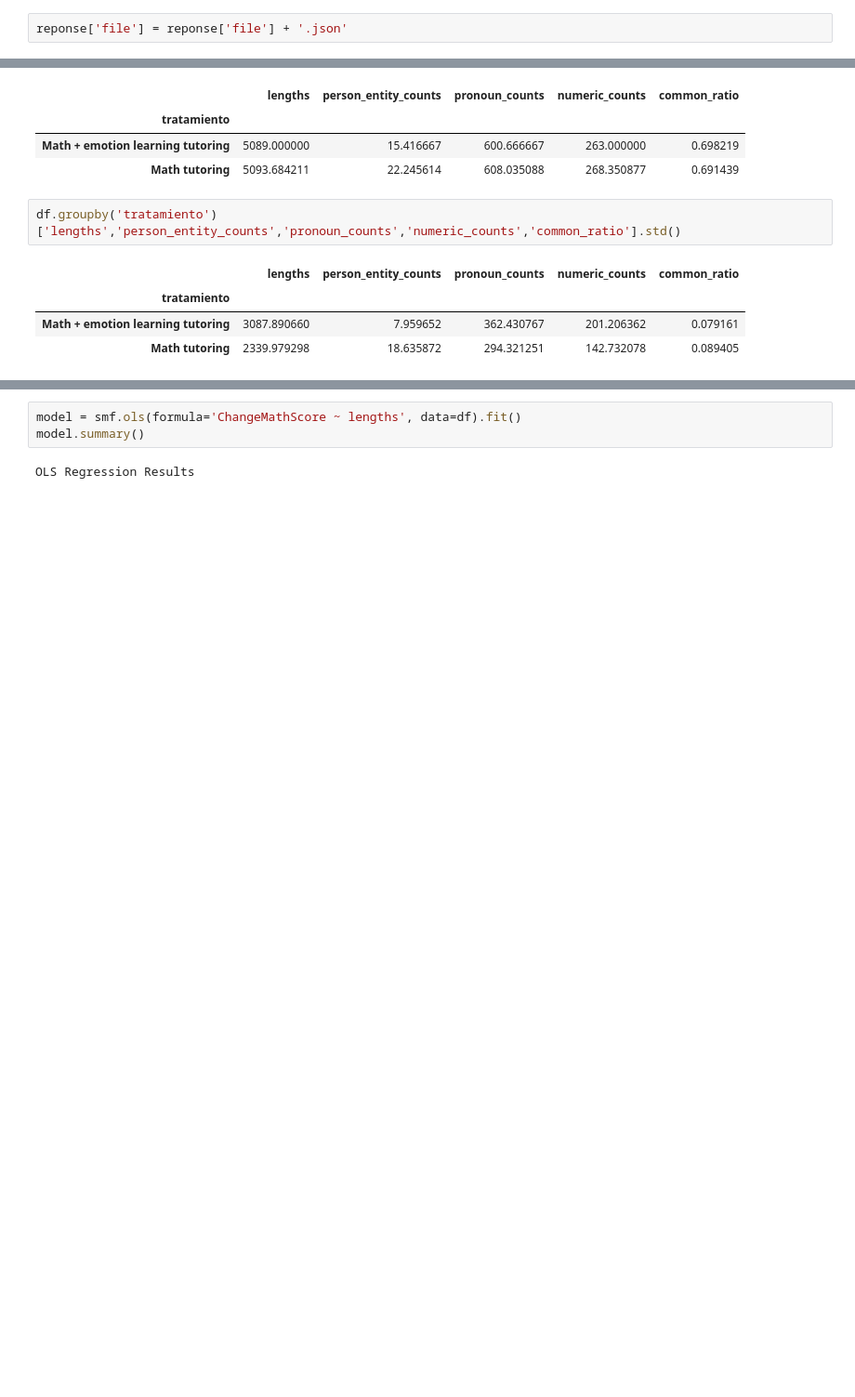
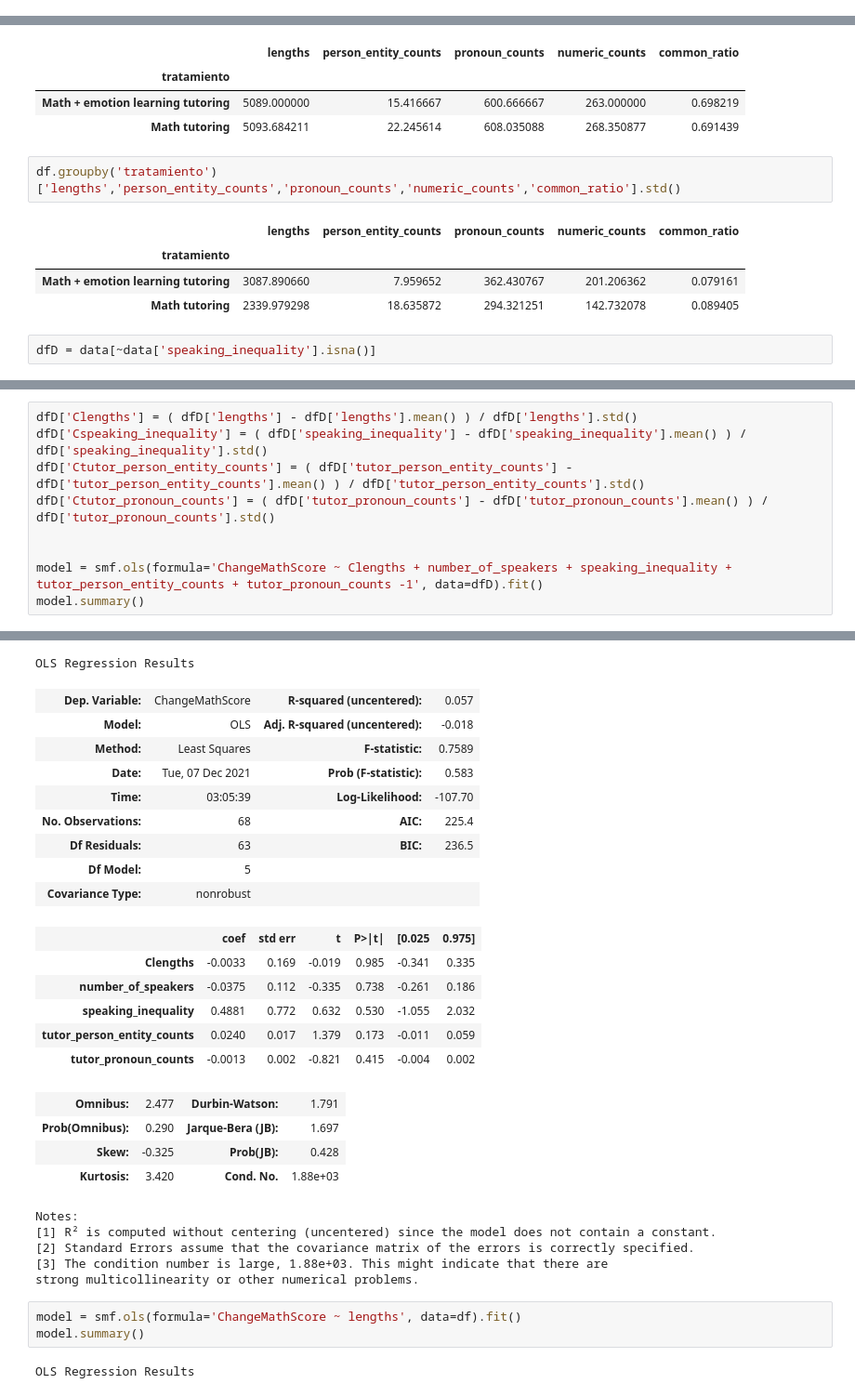
Before and after one commit to tobinsouth/JANN, a Jupyter notebook: notebooks/Preliminary Analysis.ipynb, the cells around one changed output, grey strips where cells are left out. Shown: that part at 93% size. Saved outputs shown, nothing was run; the diff lists cells and outputs as text; blank space fills up the shorter version.

```diff
--- a/notebooks/Preliminary Analysis.ipynb
+++ b/notebooks/Preliminary Analysis.ipynb
@@ -60,2 +82,0 @@ common_ratio = {lesson: word_sum(non_stop.most_common(100))/word_sum(non_stop.mo
-# %%
-reponse['file'] = reponse['file'] + '.json'
@@ -117,3 +189,5 @@ df.groupby('tratamiento')['lengths','person_entity_counts','pronoun_counts','num
 | tratamiento |  |  |  |  |  |
 | Math + emotion learning tutoring | 3087.890660 | 7.959652 | 362.430767 | 201.206362 | 0.079161 |
 | Math tutoring | 2339.979298 | 18.635872 | 294.321251 | 142.732078 | 0.089405 |
+# %%
+dfD = data[~data['speaking_inequality'].isna()]
@@ -119,0 +205,10 @@ df.groupby('tratamiento')['lengths','person_entity_counts','pronoun_counts','num
+# %%
+dfD['Clengths'] = ( dfD['lengths'] - dfD['lengths'].mean() ) / dfD['lengths'].std()
+dfD['Cspeaking_inequality'] = ( dfD['speaking_inequality'] - dfD['speaking_inequality'].mean() ) / dfD['speaking_inequality'].std()
+dfD['Ctutor_person_entity_counts'] = ( dfD['tutor_person_entity_counts'] - dfD['tutor_person_entity_counts'].mean() ) / dfD['tutor_person_entity_counts'].std()
+dfD['Ctutor_pronoun_counts'] = ( dfD['tutor_pronoun_counts'] - dfD['tutor_pronoun_counts'].mean() ) / dfD['tutor_pronoun_counts'].std()
+
+
+model = smf.ols(formula='ChangeMathScore ~ Clengths + number_of_speakers + speaking_inequality + tutor_person_entity_counts + tutor_pronoun_counts -1', data=dfD).fit()
+model.summary()
+# %% [output]
@@ -120,3 +235,28 @@ df.groupby('tratamiento')['lengths','person_entity_counts','pronoun_counts','num
+OLS Regression Results
+| Dep. Variable: | ChangeMathScore | R-squared (uncentered): | 0.057 |
+| Model: | OLS | Adj. R-squared (uncentered): | -0.018 |
+| Method: | Least Squares | F-statistic: | 0.7589 |
+| Date: | Tue, 07 Dec 2021 | Prob (F-statistic): | 0.583 |
+| Time: | 03:05:39 | Log-Likelihood: | -107.70 |
+| No. Observations: | 68 | AIC: | 225.4 |
+| Df Residuals: | 63 | BIC: | 236.5 |
+| Df Model: | 5 |  |  |
+| Covariance Type: | nonrobust |  |  |
+|  | coef | std err | t | P>|t| | [0.025 | 0.975] |
+| Clengths | -0.0033 | 0.169 | -0.019 | 0.985 | -0.341 | 0.335 |
+| number_of_speakers | -0.0375 | 0.112 | -0.335 | 0.738 | -0.261 | 0.186 |
+| speaking_inequality | 0.4881 | 0.772 | 0.632 | 0.530 | -1.055 | 2.032 |
+| tutor_person_entity_counts | 0.0240 | 0.017 | 1.379 | 0.173 | -0.011 | 0.059 |
+| tutor_pronoun_counts | -0.0013 | 0.002 | -0.821 | 0.415 | -0.004 | 0.002 |
+| Omnibus: | 2.477 | Durbin-Watson: | 1.791 |
+| Prob(Omnibus): | 0.290 | Jarque-Bera (JB): | 1.697 |
+| Skew: | -0.325 | Prob(JB): | 0.428 |
+| Kurtosis: | 3.420 | Cond. No. | 1.88e+03 |
+Notes:
+[1] R² is computed without centering (uncentered) since the model does not contain a constant.
+[2] Standard Errors assume that the covariance matrix of the errors is correctly specified.
+[3] The condition number is large, 1.88e+03. This might indicate that there are
+strong multicollinearity or other numerical problems.
 # %%
 model = smf.ols(formula='ChangeMathScore ~ lengths', data=df).fit()
 model.summary()
```
Also changed, not shown: parts of 20 cells of this notebook, 8 other files.
